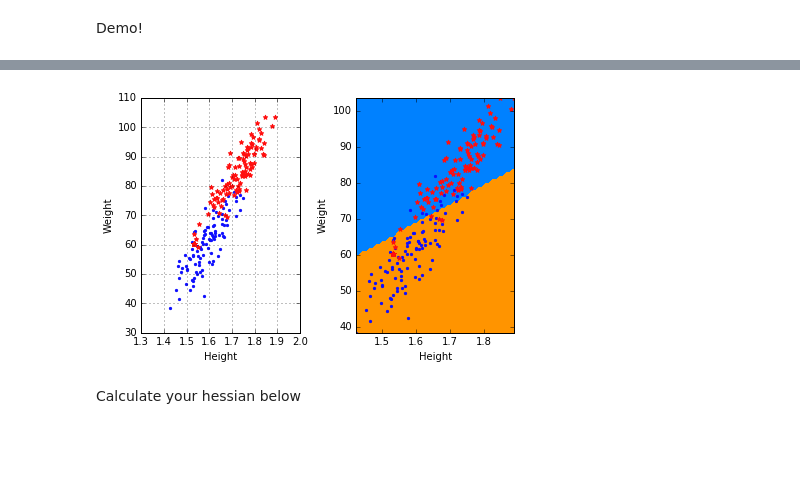
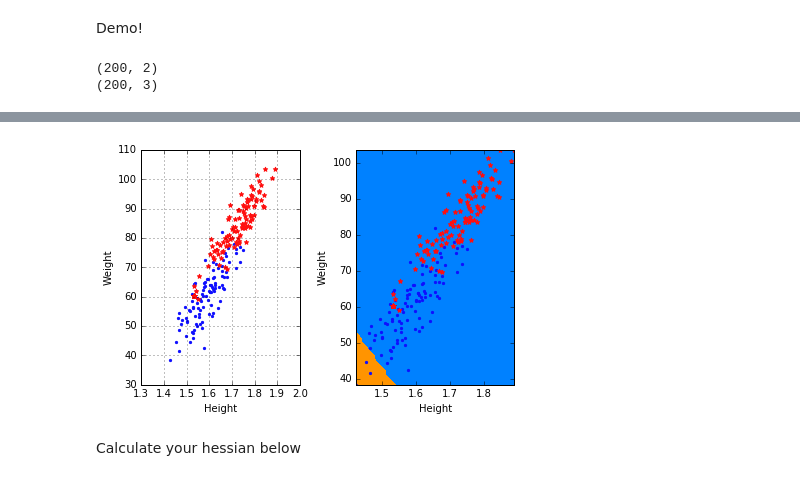
Before and after one commit to PaluchowskiMatthew/MachineLearning, a Jupyter notebook: Labs/ex05/template/ex05.ipynb, the cells around one changed output, grey strips where cells are left out. Drawn from its saved outputs; the diff is of its cells as text; code cells hidden in the pictures; blank space fills up the shorter version.

```diff
--- a/Labs/ex05/template/ex05.ipynb
+++ b/Labs/ex05/template/ex05.ipynb
@@ -82,12 +85,19 @@ def learning_by_gradient_descent(y, tx, w, alpha):
     return loss, w
 # %% [markdown]
 Demo!
+# %%
+print(x.shape)
+tx = np.c_[np.ones((y.shape[0], 1)), x]
+print(tx.shape)
+# %% [output]
+(200, 2)
+(200, 3)
 # %%
 from helpers import de_standardize
 
 def logistic_regression_gradient_descent_demo(y, x):
     # init parameters
-    max_iter = 10000
+    max_iter = 2
     threshold = 1e-8
     alpha = 0.001
     losses = []
@@ -95,7 +105,9 @@ def logistic_regression_gradient_descent_demo(y, x):
     # build tx
     tx = np.c_[np.ones((y.shape[0], 1)), x]
     w = np.zeros((tx.shape[1], 1))
-
+#     print(tx.shape)
+#     print(y.shape)
+#     print(w.shape)
     # start the logistic regression
     for iter in range(max_iter):
         # get loss and update w.
@@ -127,4 +136,4 @@ The loss=-81712.9487604764
-[figure, old version]
+[figure, new version]
 # %% [markdown]
 Calculate your hessian below
 # %%
```
Also changed, not shown: parts of 4 cells of this notebook, 12 other files.
